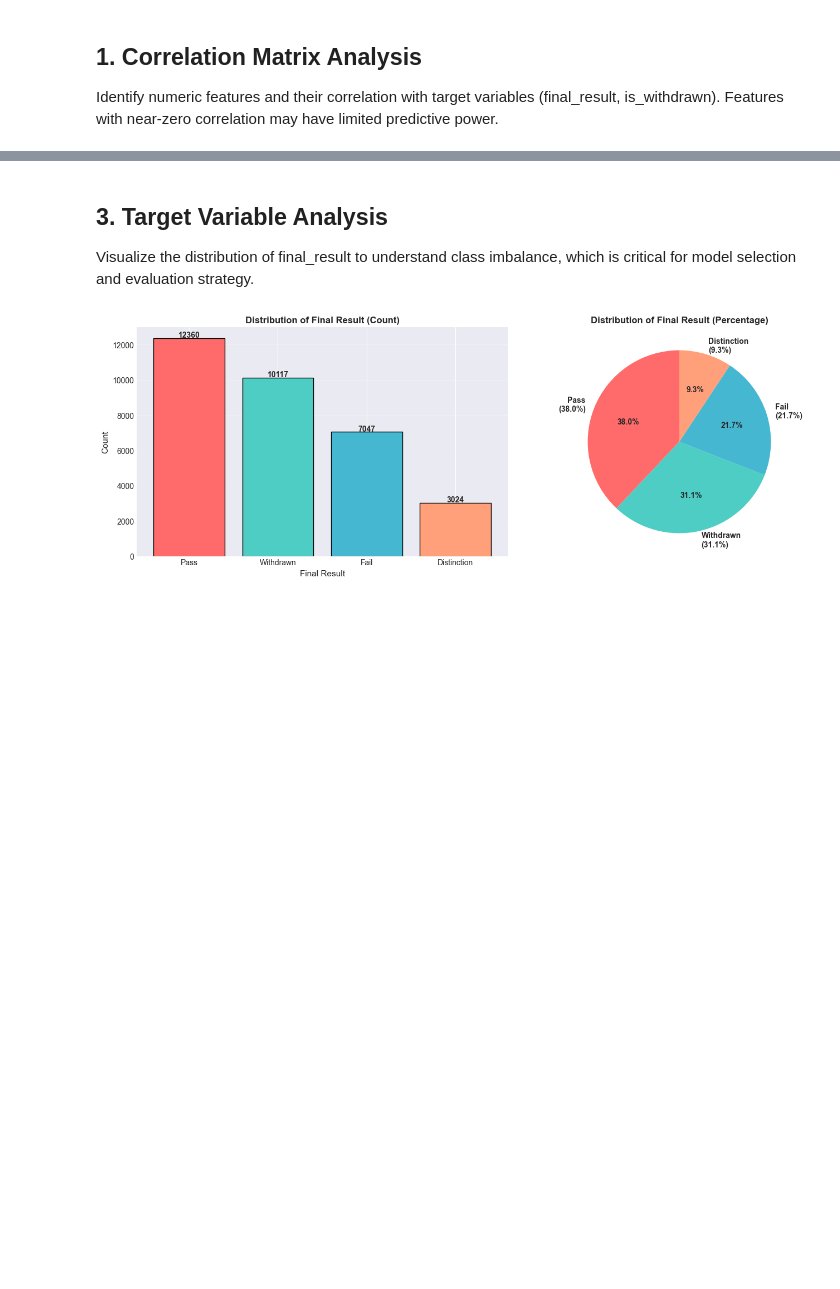
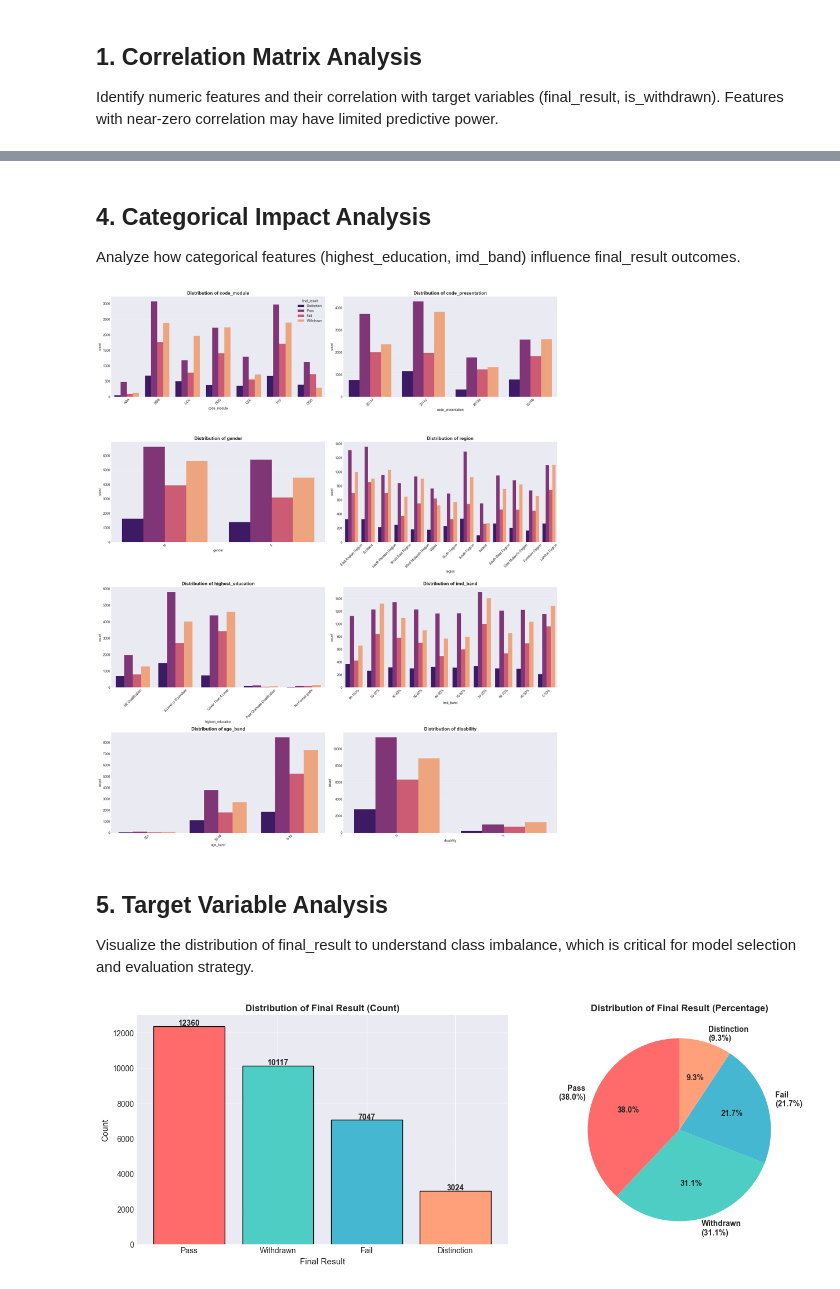
Before and after one commit to Lithika-Ramesh/data-mining, a Jupyter notebook: analysis/eda_visualizations.ipynb, the cells around one changed output, grey strips where cells are left out. Drawn from its saved outputs; the diff is of its cells as text; code cells hidden in the pictures; blank space fills up the shorter version.

```diff
--- a/analysis/eda_visualizations.ipynb
+++ b/analysis/eda_visualizations.ipynb
@@ -311,8 +366,44 @@ total_clicks:
   Skewness: 1.879
   Kurtosis: 7.768
   ✓ Recommendation: StandardScaler is acceptable
+# %% [markdown]
+## 4. Categorical Impact Analysis
+
+Analyze how categorical features (highest_education, imd_band) influence final_result outcomes.
+# %%
+# 1. Filter for categorical columns
+categorical_features = [col for col in df if df[col].dtype not in ['int64', 'float64']]
+
+# 2. Set up the grid (4x2 = 8 slots)
+fig, axes = plt.subplots(4, 2, figsize=(20, 24))
+axes_flat = axes.flatten()
+
+# 3. Use zip to pair features with axes - stops automatically at the end of the shorter list
+for feature, ax in zip(categorical_features, axes_flat):
+    sns.countplot(
+        data=df,
+        x=feature,
+        hue='final_result',
+        hue_order=['Distinction', 'Pass', 'Fail', 'Withdrawn'],
+        ax=ax,
+        palette='magma'
+    )
+
+    ax.set_title(f'Distribution of {feature}', fontsize=14, fontweight='bold')
+    ax.tick_params(axis='x', rotation=45)
+    ax.grid(axis='y', alpha=0.3)
+
+    # Optional: Legend only on the first plot for a cleaner look
+    if ax != axes_flat[0]:
+        ax.get_legend().remove()
+
+# 4. Final layout cleanup
+plt.tight_layout()
+plt.show()
+# %% [output]
+[figure, added]
 # %% [markdown]
-## 3. Target Variable Analysis
+## 5. Target Variable Analysis
 
 Visualize the distribution of final_result to understand class imbalance, which is critical for model selection and evaluation strategy.
 # %%
```
Also changed, not shown: parts of 21 cells of this notebook.
